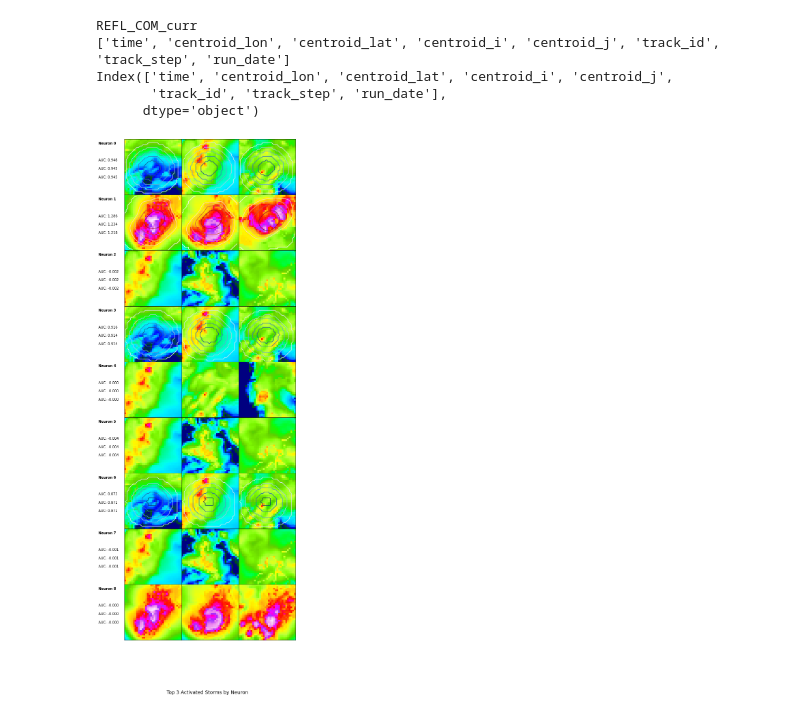
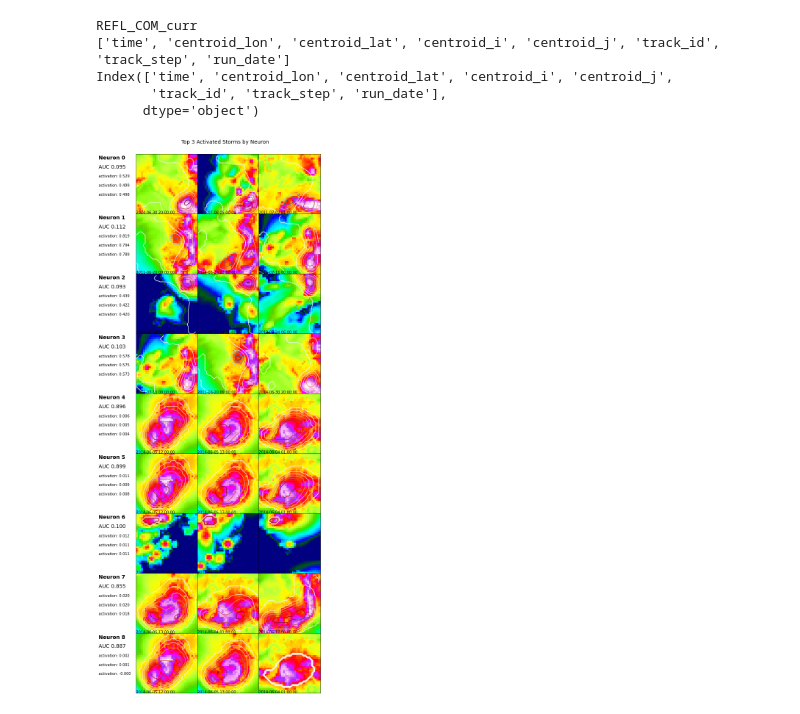
Before and after one commit to djgagne/HWT_mode, a Jupyter notebook: notebooks/cnn_interp_mh.ipynb, the cells around one changed output. Cells and saved outputs as stored; diff of their text form; code cells hidden in the pictures.

Commit message:
fixing plotting for AUC and activations

```diff
--- a/notebooks/cnn_interp_mh.ipynb
+++ b/notebooks/cnn_interp_mh.ipynb
@@ -12,7 +12,7 @@ import cartopy.feature as cfeature
 import tensorflow as tf
 %matplotlib inline
 # %%
-config_filename = "../config/ws_mode_cnn_train_201210_hm_masked.yml"
+config_filename = "../config/ws_mode_cnn_train_201103_hm.yml"
 with open(config_filename, "r") as config_file:
     config = yaml.load(config_file, Loader=yaml.Loader)
 # %%
@@ -78,25 +78,24 @@ neuron_scores = pd.read_csv(join(config["out_path"], f"neuron_scores_{cnn_name}_
 # %%
 neurons = 9
 show_top = 3
-fig, axes = plt.subplots(neurons, show_top, figsize=(9, 27), sharex=True, sharey=True)
+fig, axes = plt.subplots(neurons, show_top, figsize=(3*show_top, 3*neurons), sharex=True, sharey=True)
 plt.subplots_adjust(wspace=0, hspace=0)
 for neuron_number in range(neurons):
     n_rank = neuron_activations[f"neuron_{neuron_number:03d}"].argsort()[::-1].values
     sal_ex = sal_ds[neuron_number, n_rank[:show_top], :, :, 0]
     sal_max = np.abs(sal_ex).max()
     for a,ax in enumerate(axes.ravel()[neuron_number*show_top:neuron_number*show_top+show_top]):
         ax.pcolormesh(input_combined[mode][n_rank[a], :, :, 0], cmap="gist_ncar", vmin=0, vmax=80)
         ax.contour(-sal_ex[a], 5, vmin=-sal_max, vmax=sal_max, cmap="RdBu_r")
         if a==0:
-            ax.text(-15, 30, f"Neuron {neuron_number}", fontweight='bold')
-#         ax.set_xticks(np.arange(0, 32, 8))
-#         ax.set_yticks(np.arange(0, 32, 8))
-#         ax.text(0, 0, meta_df[mode].loc[n_rank[a], "time"])
+            ax.text(-20, 30, f"Neuron {neuron_number}", fontweight='bold', fontsize=14)
+            ax.text(-20, 25, f"AUC {float(neuron_scores.loc[neuron_scores['mode'] == mode][f'neuron_{neuron_number:03d}']):0.03f}", fontsize=14)
+        ax.text(0, 0, meta_df[mode].loc[n_rank[a], "time"])
         ax.axes.xaxis.set_visible(False)
         ax.axes.yaxis.set_visible(False)
-        ax.text(-15-33*a, 20-5*a, f"AUC: {neuron_activations[f'neuron_{neuron_number:03d}'][n_rank[a]]:0.03f}")
-fig.suptitle(f"Top {show_top} Activated Storms by Neuron", fontsize=14, y=0.05)
-plt.savefig(f"cnn_{cnn_number}_top_{show_top:03d}_{mode}_hm_masked.png", dpi=200, bbox_inches="tight")
+        ax.text(-20-33*a, 20-5*a, f"activation: {neuron_activations[f'neuron_{neuron_number:03d}'][n_rank[a]]:0.03f}", fontsize=10)
+fig.suptitle(f"Top {show_top} Activated Storms by Neuron", fontsize=14, y=0.90)
+plt.savefig(f"cnn_{cnn_number}_top_{show_top:03d}_{mode}_hm.png", dpi=200, bbox_inches="tight")
 plt.show()
 # %% [output]
-[figure, old version]
+[figure, new version]
```
Also changed, not shown: 5 other files.
